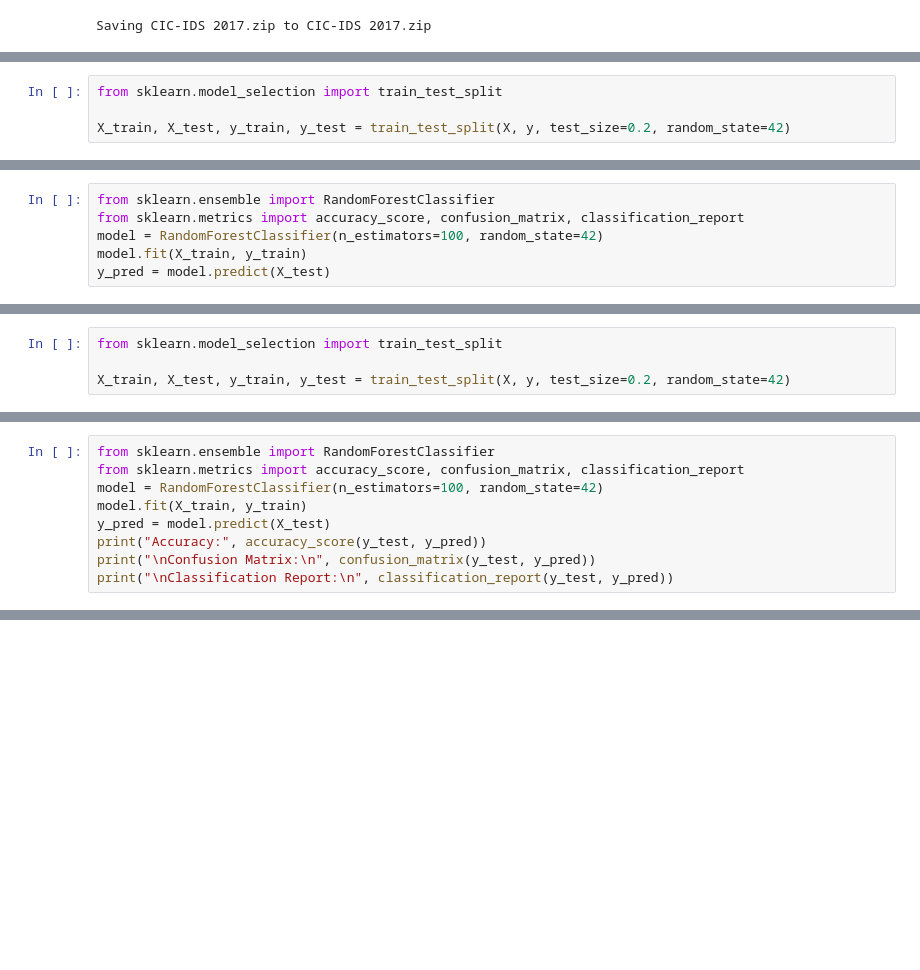
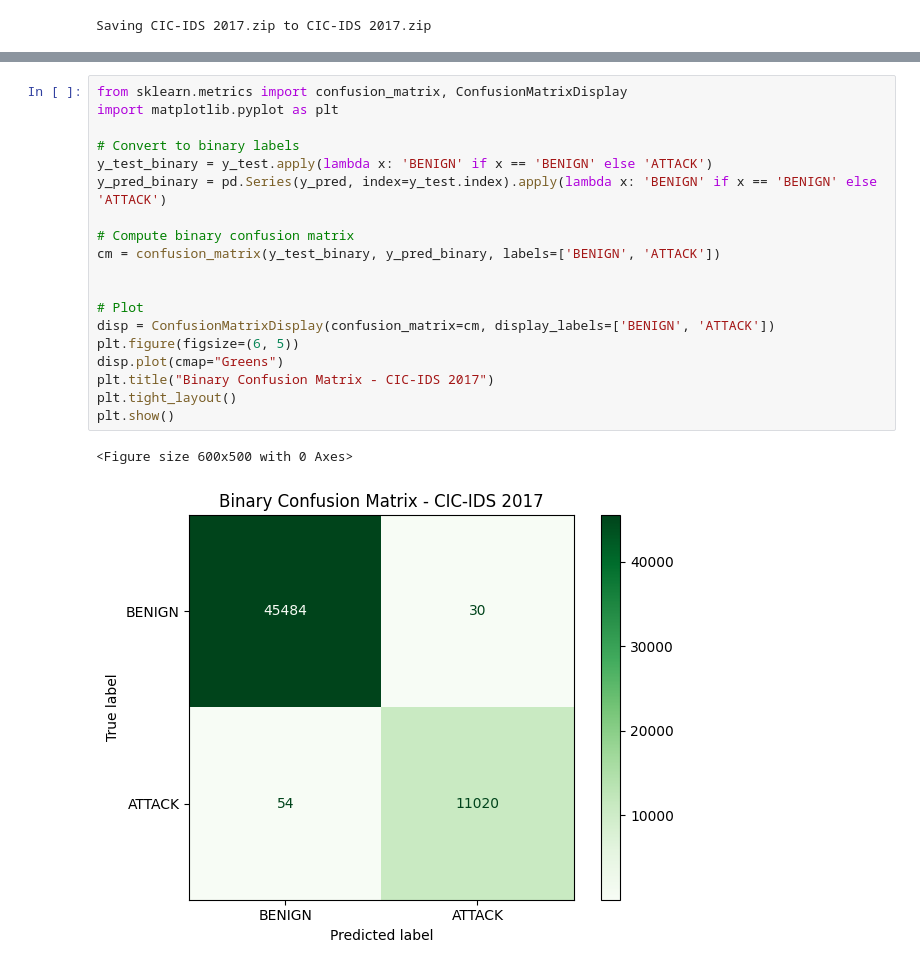
Before and after one commit to Hacxmr/log-analysis, a Jupyter notebook: Supervised_CIC_IDS_2017.ipynb, the cells around one changed output, grey strips where cells are left out. Drawn from its saved outputs; the diff is of its cells as text; blank space fills up the shorter version.

```diff
--- a/Supervised_CIC_IDS_2017.ipynb
+++ b/Supervised_CIC_IDS_2017.ipynb
@@ -179,4 +134,0 @@ X = X.fillna(0)
-# %%
-from sklearn.model_selection import train_test_split
-
-X_train, X_test, y_train, y_test = train_test_split(X, y, test_size=0.2, random_state=42)
@@ -192,6 +134,0 @@ X_test.fillna(X_test.mean(), inplace=True)
-# %%
-from sklearn.ensemble import RandomForestClassifier
-from sklearn.metrics import accuracy_score, confusion_matrix, classification_report
-model = RandomForestClassifier(n_estimators=100, random_state=42)
-model.fit(X_train, y_train)
-y_pred = model.predict(X_test)
@@ -249,4 +134,0 @@ X = X.fillna(0)
-# %%
-from sklearn.model_selection import train_test_split
-
-X_train, X_test, y_train, y_test = train_test_split(X, y, test_size=0.2, random_state=42)
@@ -262,9 +134,0 @@ X_test.fillna(X_test.mean(), inplace=True)
-# %%
-from sklearn.ensemble import RandomForestClassifier
-from sklearn.metrics import accuracy_score, confusion_matrix, classification_report
-model = RandomForestClassifier(n_estimators=100, random_state=42)
-model.fit(X_train, y_train)
-y_pred = model.predict(X_test)
-print("Accuracy:", accuracy_score(y_test, y_pred))
-print("\nConfusion Matrix:\n", confusion_matrix(y_test, y_pred))
-print("\nClassification Report:\n", classification_report(y_test, y_pred))
@@ -550,0 +142,22 @@ weighted avg       1.00      1.00      1.00     89182
+# %%
+from sklearn.metrics import confusion_matrix, ConfusionMatrixDisplay
+import matplotlib.pyplot as plt
+
+# Convert to binary labels
+y_test_binary = y_test.apply(lambda x: 'BENIGN' if x == 'BENIGN' else 'ATTACK')
+y_pred_binary = pd.Series(y_pred, index=y_test.index).apply(lambda x: 'BENIGN' if x == 'BENIGN' else 'ATTACK')
+
+# Compute binary confusion matrix
+cm = confusion_matrix(y_test_binary, y_pred_binary, labels=['BENIGN', 'ATTACK'])
+
+
+# Plot
+disp = ConfusionMatrixDisplay(confusion_matrix=cm, display_labels=['BENIGN', 'ATTACK'])
+plt.figure(figsize=(6, 5))
+disp.plot(cmap="Greens")
+plt.title("Binary Confusion Matrix - CIC-IDS 2017")
+plt.tight_layout()
+plt.show()
+# %% [output]
+<Figure size 600x500 with 0 Axes>
+[figure, added]
```
Also changed, not shown: parts of 34 cells of this notebook.
